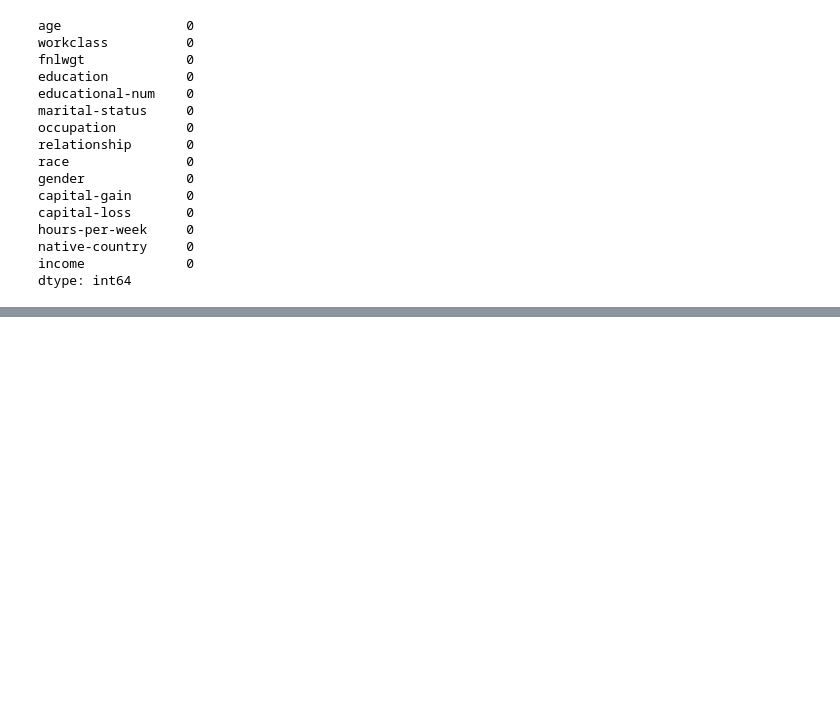
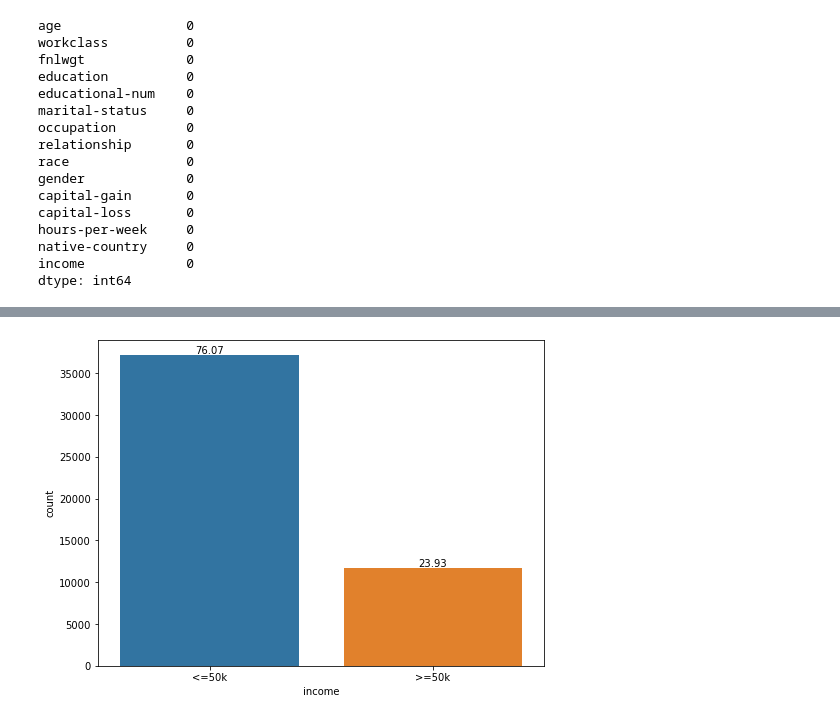
Before and after one commit to kamransuleymanli/Adult-Income, a Jupyter notebook: Adult_income.ipynb, the cells around one changed output, grey strips where cells are left out. Drawn from its saved outputs; the diff is of its cells as text; code cells hidden in the pictures; blank space fills up the shorter version.

```diff
--- a/Adult_income.ipynb
+++ b/Adult_income.ipynb
@@ -95,0 +109,17 @@ df["marriage-status"]=df["marital-status"].map({'Never-married':'Single', "Widow
+# %%
+plt.figure(figsize=(8,6))
+total = float(len(df) )
+
+ax = sns.countplot(x="income", data=df)
+for p in ax.patches:
+    height = p.get_height()
+    ax.text(p.get_x()+p.get_width()/2.,
+            height + 200,
+            '{:1.2f}'.format((height/total)*100),
+            ha="center")
+plt.show()
+
+
+# 76% of data earns under 50k
+# %% [output]
+[figure, added]
```
Also changed, not shown: parts of 18 cells of this notebook.
